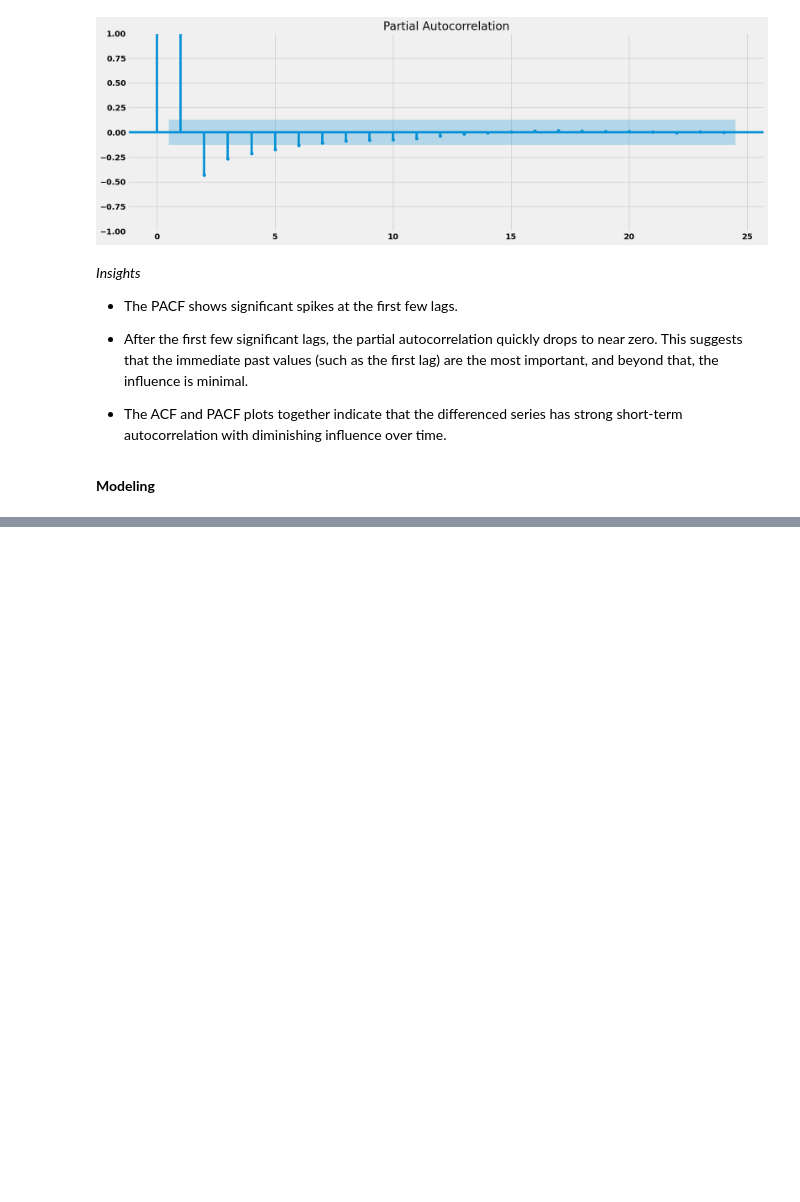
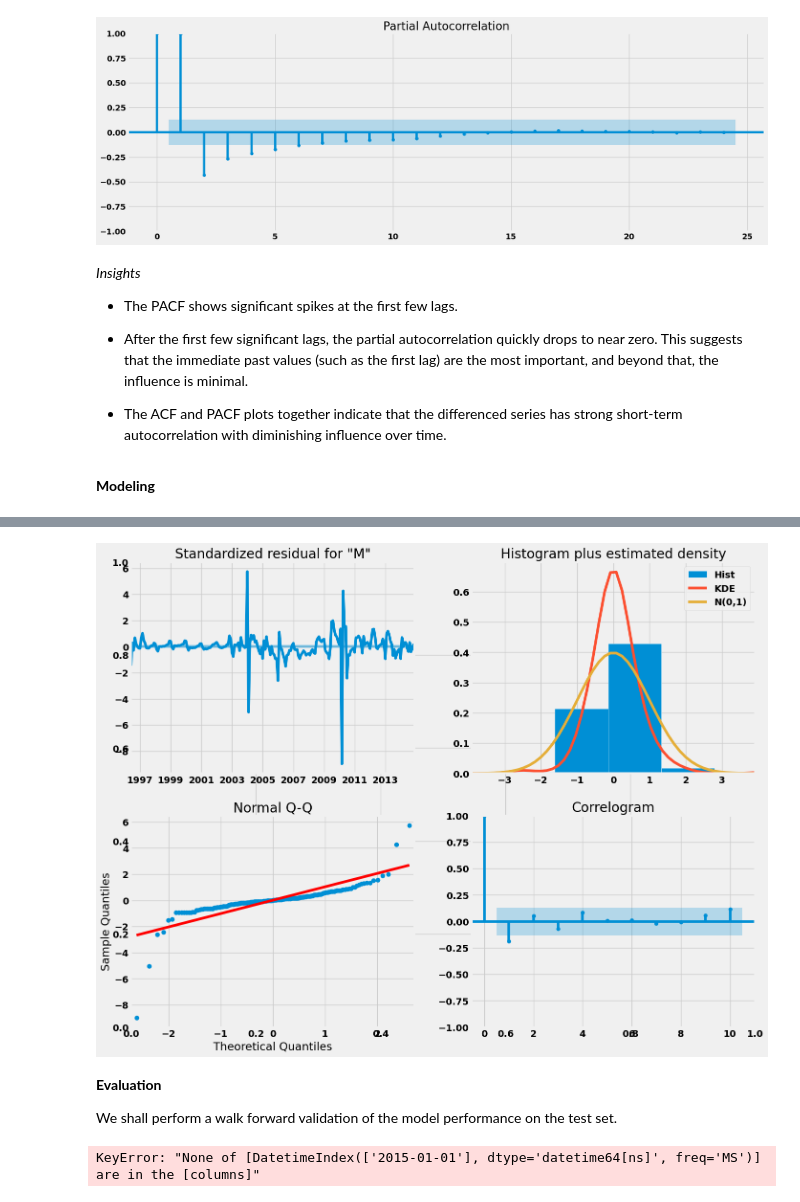
Before and after one commit to KennedyOwinoJnr/Time-Series-Analysis-Housing-Value, a Jupyter notebook: notebook.ipynb, the cells around one changed output, grey strips where cells are left out. Drawn from its saved outputs; the diff is of its cells as text; code cells hidden in the pictures; blank space fills up the shorter version.

```diff
--- a/notebook.ipynb
+++ b/notebook.ipynb
@@ -575,0 +614,7 @@ acf = plot_pacf(df_diff_24, ax= ax)
+# %%
+#separating the test set and training set
+cutoff = int(len(df) * 0.85)
+
+y_train = df.iloc[: cutoff]
+
+y_test = df.iloc[cutoff:]
@@ -575,0 +707,24 @@ acf = plot_pacf(df_diff_24, ax= ax)
+# %%
+#picking the best model
+
+model_best = ARIMA(y_train, order=(3, 2, 15)).fit()
+# %%
+fig, ax = plt.subplots(figsize=(15, 12))
+
+model_best.plot_diagnostics(fig= fig);
+# %% [output]
+[figure, added]
+# %% [markdown]
+**Evaluation**
+
+We shall perform a walk forward validation of the model performance on the test set.
+# %%
+y_pred_wfv = pd.Series()
+history = y_train.copy()
+for i in range(len(y_test)):
+    model = ARIMA(history, order= (3, 2, 15)).fit()
+    next_pred = model.forecast()
+    y_pred_wfv = pd.concat([y_pred_wfv, next_pred])
+    history = pd.concat([history, y_test[next_pred.index]])
+# %% [output]
+KeyError: "None of [DatetimeIndex(['2015-01-01'], dtype='datetime64[ns]', freq='MS')] are in the [columns]"
```
Also changed, not shown: parts of 12 cells of this notebook.
